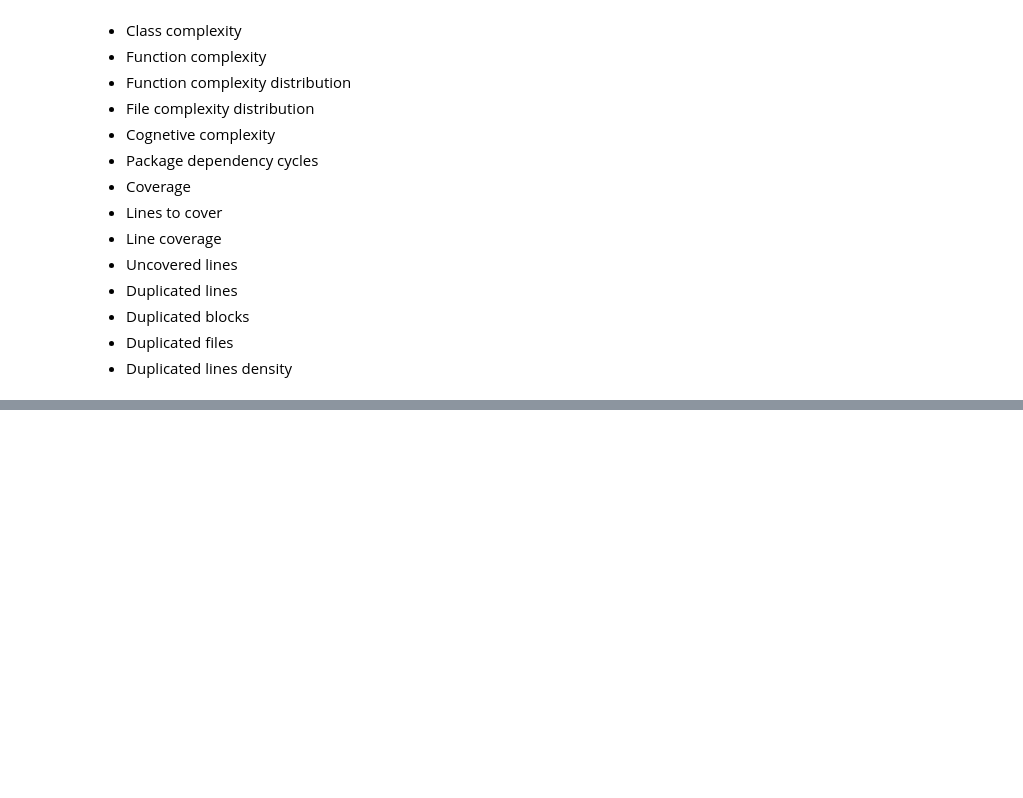
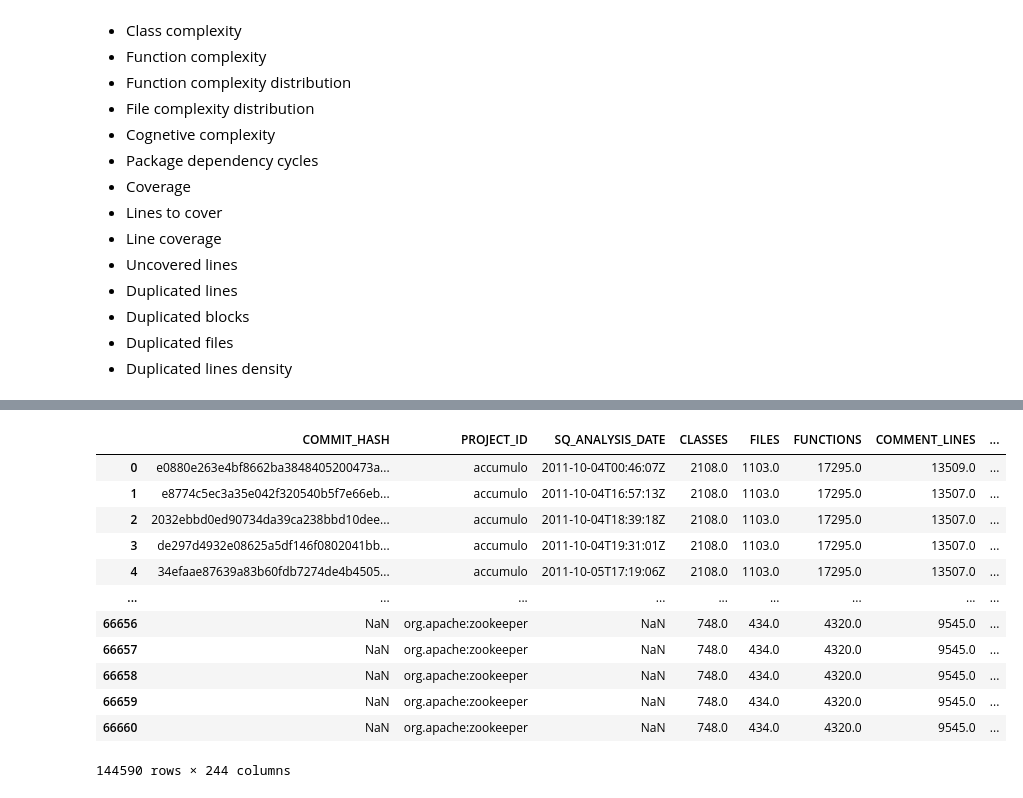
Before and after one commit to CarolineGraebelBHT/MasterProjectSonarQube, a Jupyter notebook: Scripts/Sonar Measure Cleaning/Sonar_Measure_Cleaning.ipynb, the cells around one changed output, grey strips where cells are left out. Saved outputs shown, nothing was run; the diff lists cells and outputs as text; code cells hidden in the pictures; blank space fills up the shorter version.

```diff
--- a/Scripts/Sonar Measure Cleaning/Sonar_Measure_Cleaning.ipynb
+++ b/Scripts/Sonar Measure Cleaning/Sonar_Measure_Cleaning.ipynb
@@ -98,0 +116,15 @@ Version 1 column names: Index(['commitHash', 'projectID', 'SQAnalysisDate', 'cla
+# %%
+snake_case_list = ['COMMIT_HASH', 'PROJECT_ID', 'SQ_ANALYSIS_DATE', 'CLASSES', 'FILES', 'FUNCTIONS', 'COMMENT_LINES',
+                   'COMMENT_LINES_DENSITY', 'COMPLEXITY', 'FILE_COMPLEXITY', 'CLASS_COMPLEXITY', 'FUNCTION_COMPLEXITY',
+                   'FUNCTION_COMPLEXITY_DISTRIBUTION', 'FILE_COMPLEXITY_DISTRIBUTION', 'COVERAGE', 'DUPLICATED_LINES',
+                   'DUPLICATED_BLOCKS', 'DUPLICATED_FILES', 'DUPLICATED_LINES_DENSITY', 'VIOLATIONS', 'BLOCKER_VIOLATIONS',
+                   'CRITICAL_VIOLATIONS', 'INFO_VIOLATIONS', 'FALSE_POSITIVE_ISSUES', 'CONFIRMED_ISSUES', 'LAST_COMMIT_DATE', 'CODE_SMELLS',
+                   'BUGS', 'EFFORT_TO_REACH_MAINTAINABILITY_RATING_A', 'AFFERENT_COUPLINGS', 'EFFERENT_COUPLINGS', 'COGNITIVE_COMPLEXITY', 'LINES',
+                   'NCLOC', 'NCLOC_LANGUAGE_DISTRIBUTION', 'LINES_TO_COVER', 'LINE_COVERAGE', 'MAJOR_VIOLATIONS', 'MINOR_VIOLATIONS', 'OPEN_ISSUES',
+                   'SQALE_RATING', 'NUMBER_OF_CLASSES_AND_INTERFACES', 'MISSING_PACKAGE_INFO', 'PACKAGE', 'STATEMENTS', 'UNCOVERED_LINES',
+                   'REOPENED_ISSUES', 'SQALE_INDEX', 'DEVELOPMENT_COST', 'SQALE_DEBT_RATIO', 'ALERT_STATUS', 'QUALITY_GATE_DETAILS', 'QUALITY_PROFILES',
+                   'NEW_SQALE_DEBT_RATIO', 'VULNERABILITIES', 'RELIABILITY_REMEDIATION_EFFORT', 'RELIABILITY_RATING', 'SECURITY_REMEDIATION_EFFORT',
+                   'SECURITY_RATING', 'WONT_FIX_ISSUES', 'PACKAGE_DEPENDENCY_CYCLES', 'database']
+# %%
+df1.columns = snake_case_list
+df1.head()
@@ -98,0 +139,17 @@ Version 1 column names: Index(['commitHash', 'projectID', 'SQAnalysisDate', 'cla
+# %%
+df_conc = pd.concat([df1, df2])
+df_conc.head(-50)
+# %% [output]
+|  | COMMIT_HASH | PROJECT_ID | SQ_ANALYSIS_DATE | CLASSES | FILES | FUNCTIONS | COMMENT_LINES | ... |
+| 0 | e0880e263e4bf8662ba3848405200473a... | accumulo | 2011-10-04T00:46:07Z | 2108.0 | 1103.0 | 17295.0 | 13509.0 | ... |
+| 1 | e8774c5ec3a35e042f320540b5f7e66eb... | accumulo | 2011-10-04T16:57:13Z | 2108.0 | 1103.0 | 17295.0 | 13507.0 | ... |
+| 2 | 2032ebbd0ed90734da39ca238bbd10dee... | accumulo | 2011-10-04T18:39:18Z | 2108.0 | 1103.0 | 17295.0 | 13507.0 | ... |
+| 3 | de297d4932e08625a5df146f0802041bb... | accumulo | 2011-10-04T19:31:01Z | 2108.0 | 1103.0 | 17295.0 | 13507.0 | ... |
+| 4 | 34efaae87639a83b60fdb7274de4b4505... | accumulo | 2011-10-05T17:19:06Z | 2108.0 | 1103.0 | 17295.0 | 13507.0 | ... |
+| ... | ... | ... | ... | ... | ... | ... | ... | ... |
+| 66656 | NaN | org.apache:zookeeper | NaN | 748.0 | 434.0 | 4320.0 | 9545.0 | ... |
+| 66657 | NaN | org.apache:zookeeper | NaN | 748.0 | 434.0 | 4320.0 | 9545.0 | ... |
+| 66658 | NaN | org.apache:zookeeper | NaN | 748.0 | 434.0 | 4320.0 | 9545.0 | ... |
+| 66659 | NaN | org.apache:zookeeper | NaN | 748.0 | 434.0 | 4320.0 | 9545.0 | ... |
+| 66660 | NaN | org.apache:zookeeper | NaN | 748.0 | 434.0 | 4320.0 | 9545.0 | ... |
+144590 rows × 244 columns
```
Also changed, not shown: parts of 9 cells of this notebook, 3 other files.
